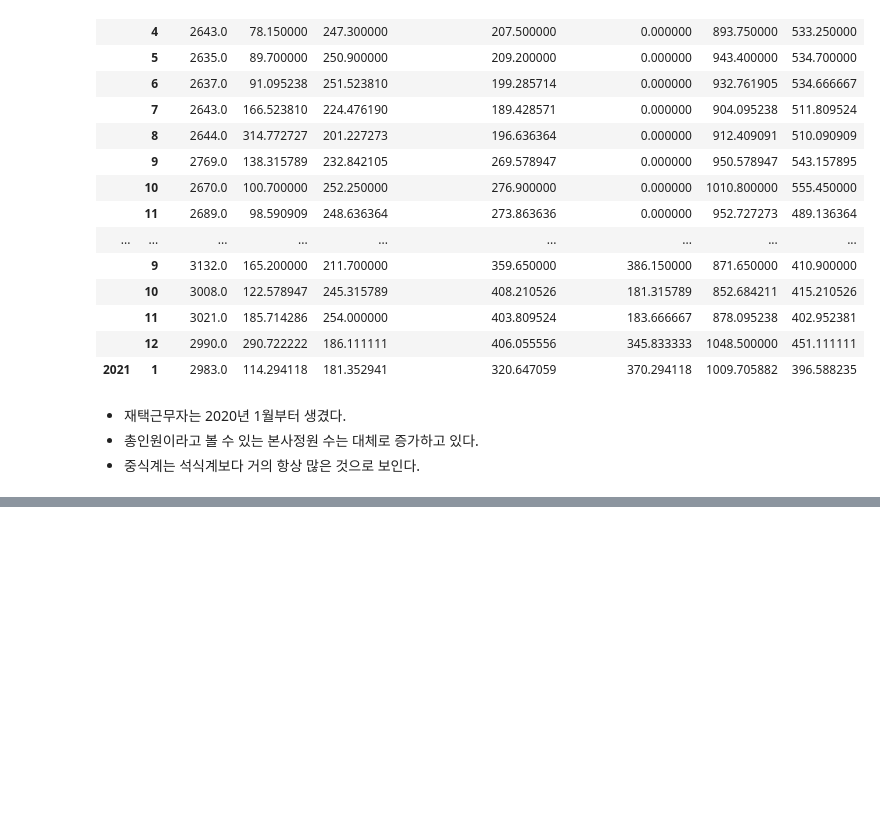
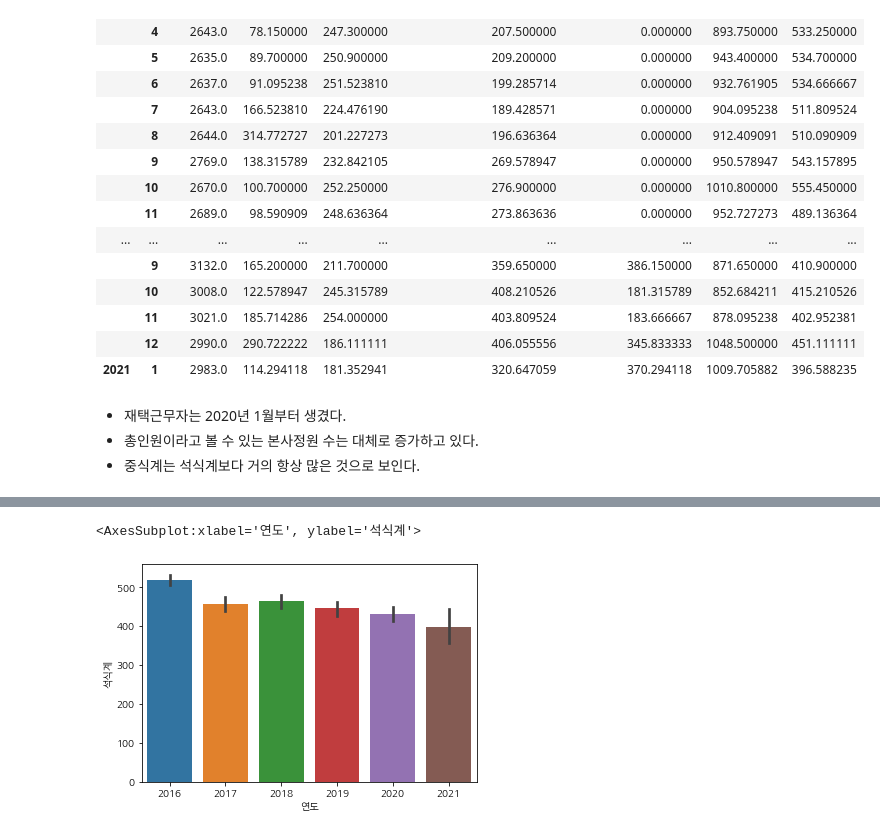
Before and after one commit to mkkim007/DuSiDataTeamGunaesigdang, a Jupyter notebook: week1/윤세휘/구내식당 데이터 EDA.ipynb, the cells around one changed output, grey strips where cells are left out. Drawn from its saved outputs; the diff is of its cells as text; code cells hidden in the pictures; blank space fills up the shorter version.

```diff
--- a/week1/윤세휘/구내식당 데이터 EDA.ipynb
+++ b/week1/윤세휘/구내식당 데이터 EDA.ipynb
@@ -353,0 +367,5 @@ train_group1.mean()
+# %%
+sns.barplot(x='연도', y='석식계',data=train)
+# %% [output]
+<AxesSubplot:xlabel='연도', ylabel='석식계'>
+[figure, added]
```
Also changed, not shown: parts of 38 cells of this notebook.
